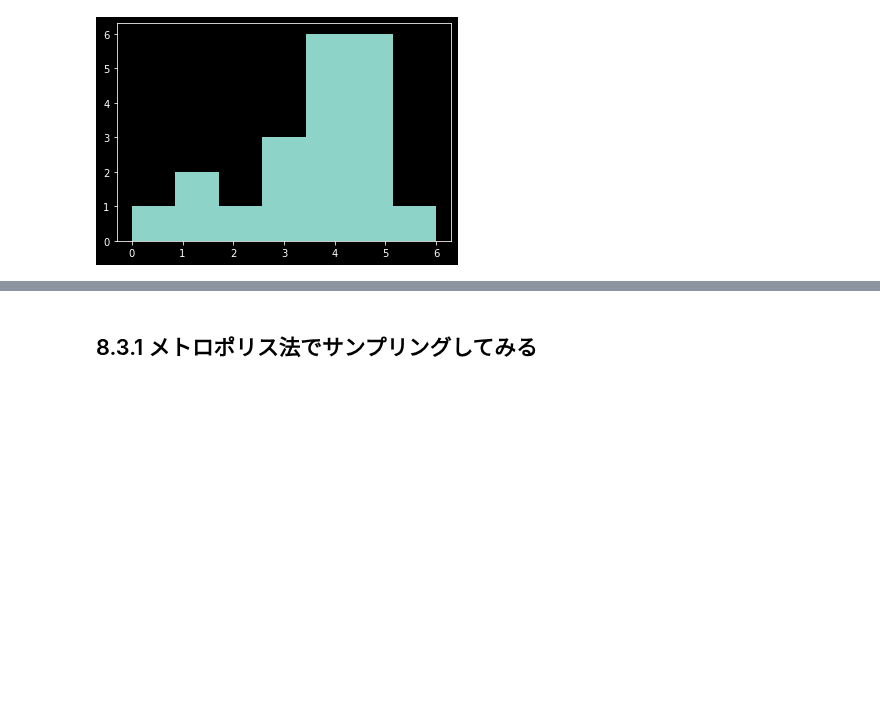
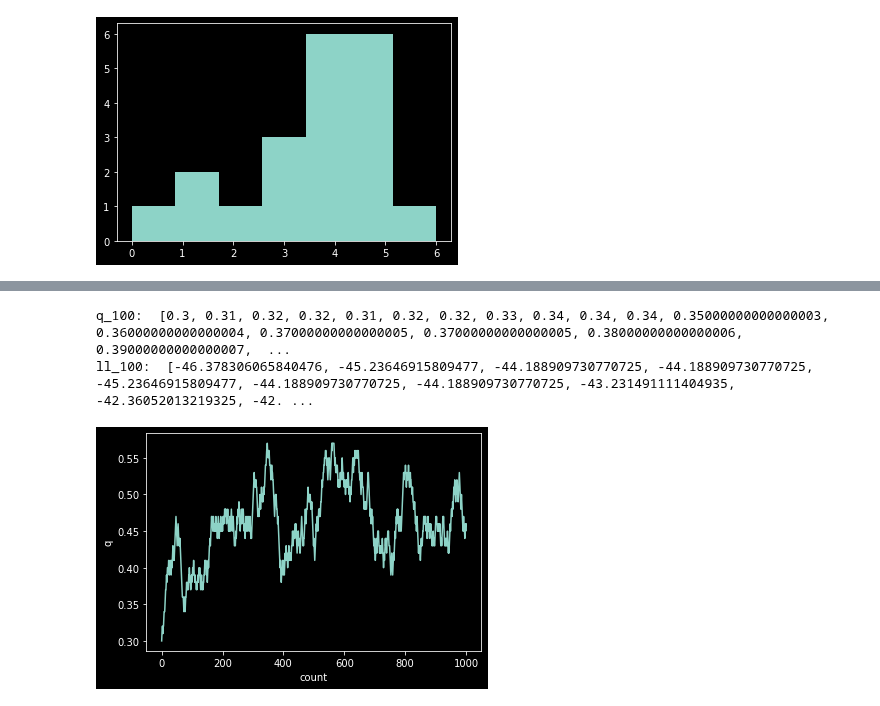
Before and after one commit to kazuogawa/green-book, a Jupyter notebook: chapter8/chapter8.ipynb, the cells around one changed output, grey strips where cells are left out. Cells and saved outputs as stored; diff of their text form; code cells hidden in the pictures; blank space fills up the shorter version.

```diff
--- a/chapter8/chapter8.ipynb
+++ b/chapter8/chapter8.ipynb
@@ -119,35 +123,43 @@ def loglikelihood(data, q):
     ll = 0
     for i, r in data.iterrows():
         ll = ll + math.log(comb(r['N'], r['y'])) + r['y']*math.log(q) + (r['N'] - r['y'])*math.log(1 - q)
 
     return ll
 
 # MCMC(メトロポリス法)
 def mcmc_metropolis(data, q_start, number_of_samples):
     q_current = q_start
     ll_current = loglikelihood(data, q_current)
     q = [q_current]
     ll = [ll_current]
     for r1, r2 in zip(np.random.random(number_of_samples), np.random.random(number_of_samples)):
         q_new = q_current + 0.01 if r1 > 0.5 else q_current - 0.01
         if q_new <= 0.01:
             q_new = 0.02
         elif q_new >= 0.99:
             q_new = 0.98
         ll_new = loglikelihood(data, q_new)
         # 対数尤度が悪くなる場合でも、尤度比の確率でqを更新
         if ll_current < ll_new or (math.exp(ll_new - ll_current)  > r2):
             q_current = q_new
             ll_current = ll_new
         q.append(q_current)
         ll.append(ll_current)
     return q, ll
 
 n_list = [8] * len(y_list)
 zipped = zip(n_list, y_list)
 df = pd.DataFrame([list(a) for a in zipped], columns=["N", "y"])
-
-# サンプル数100のMCMCでqと対数尤度の遷移を計算
-q_100, ll_100 = mcmc_metropolis(df, 0.3, 100)
+# サンプル数100のMCMCでqと対数尤度の遷移を計算。10000くらいに変えるとめっちゃ遅くなる
+sample_count = 100
+q_100, ll_100 = mcmc_metropolis(df, 0.3, sample_count)
+print("q_100: ", q_100)
+print("ll_100: ", ll_100)
+plt.plot(np.arange(len(q_100)), q_100)
+plt.xlabel('count')
+plt.ylabel('q')
+plt.show()
+# %% [output]
+q_100:  [0.3, 0.31, 0.32, 0.32, 0.31, 0.32, 0.32, 0.33, 0.34, 0.34, 0.34, 0.35000000000000003, 0.36000000000000004, 0.37000000000000005, 0.37000000000000005, 0.38000000000000006, 0.39000000000000007,  ...
+ll_100:  [-46.378306065840476, -45.23646915809477, -44.188909730770725, -44.188909730770725, -45.23646915809477, -44.188909730770725, -44.188909730770725, -43.231491111404935, -42.36052013219325, -42. ...
+[figure, added]
-# %% [markdown]
-## 8.3.1 メトロポリス法でサンプリングしてみる
```
Also changed, not shown: parts of 2 cells of this notebook.
